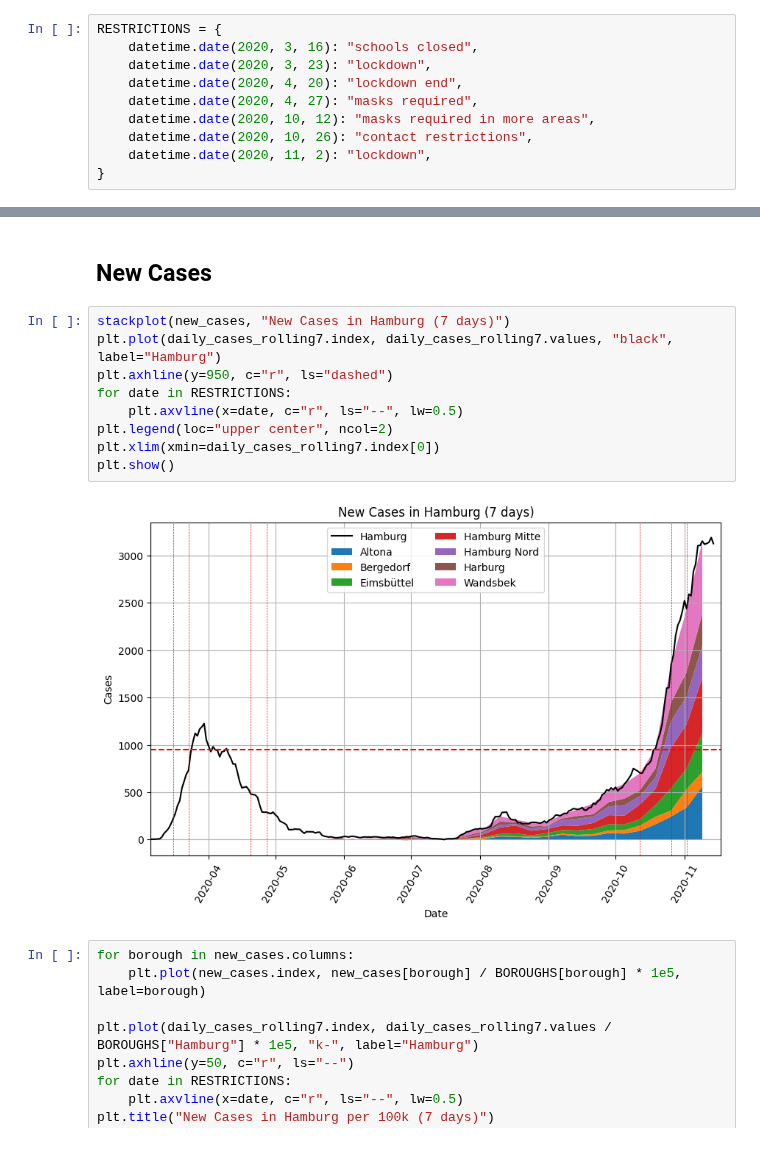
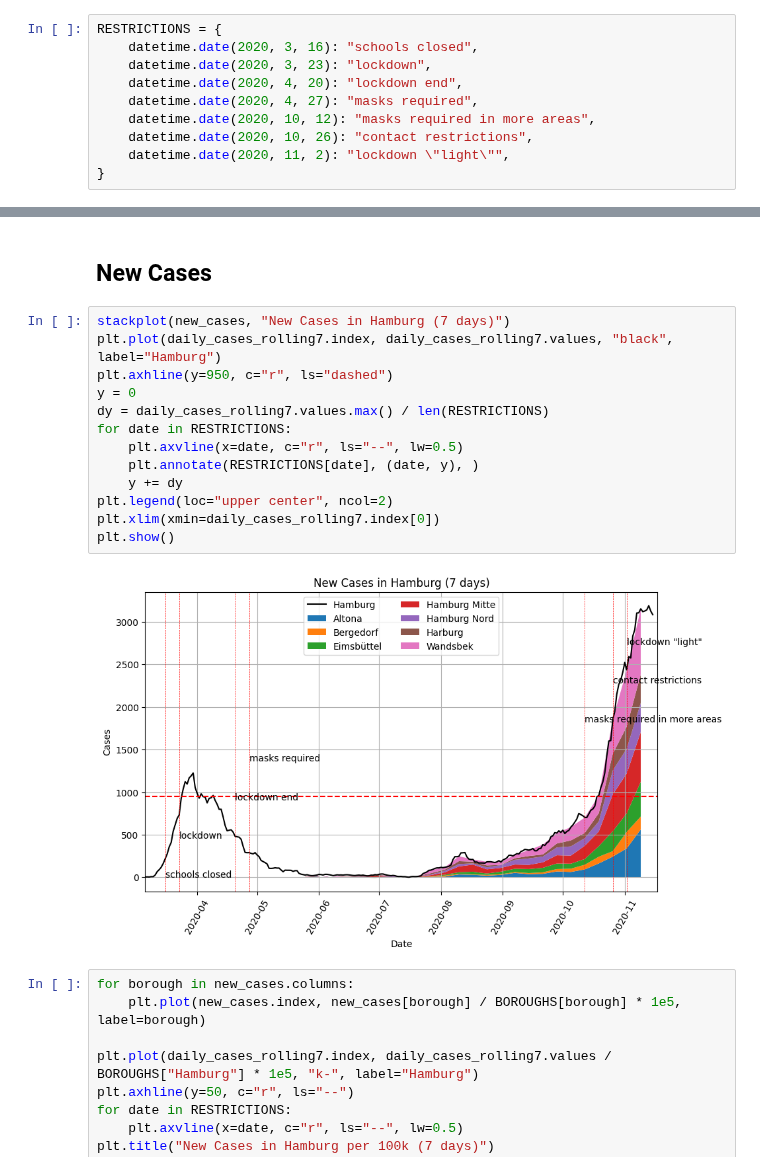
Before and after one commit to b3orn/corona-hamburg, a Jupyter notebook: corona-hamburg.ipynb, the cells around one changed output, grey strips where cells are left out. Cells and saved outputs as stored; diff of their text form.

```diff
--- a/corona-hamburg.ipynb
+++ b/corona-hamburg.ipynb
@@ -32,7 +32,7 @@ RESTRICTIONS = {
     datetime.date(2020, 4, 27): "masks required",
     datetime.date(2020, 10, 12): "masks required in more areas",
     datetime.date(2020, 10, 26): "contact restrictions",
-    datetime.date(2020, 11, 2): "lockdown",
+    datetime.date(2020, 11, 2): "lockdown \"light\"",
 }
 # %%
 def parse_data(src):
@@ -183,14 +183,18 @@ total_daily_cases.T
 # %%
 stackplot(new_cases, "New Cases in Hamburg (7 days)")
 plt.plot(daily_cases_rolling7.index, daily_cases_rolling7.values, "black", label="Hamburg")
 plt.axhline(y=950, c="r", ls="dashed")
+y = 0
+dy = daily_cases_rolling7.values.max() / len(RESTRICTIONS)
 for date in RESTRICTIONS:
     plt.axvline(x=date, c="r", ls="--", lw=0.5)
+    plt.annotate(RESTRICTIONS[date], (date, y), )
+    y += dy
 plt.legend(loc="upper center", ncol=2)
 plt.xlim(xmin=daily_cases_rolling7.index[0])
 plt.show()
 # %% [output]
-[figure, old version]
+[figure, new version]
 # %%
 for borough in new_cases.columns:
     plt.plot(new_cases.index, new_cases[borough] / BOROUGHS[borough] * 1e5, label=borough)
```
Also changed, not shown: parts of 8 cells of this notebook, 1 other file.
